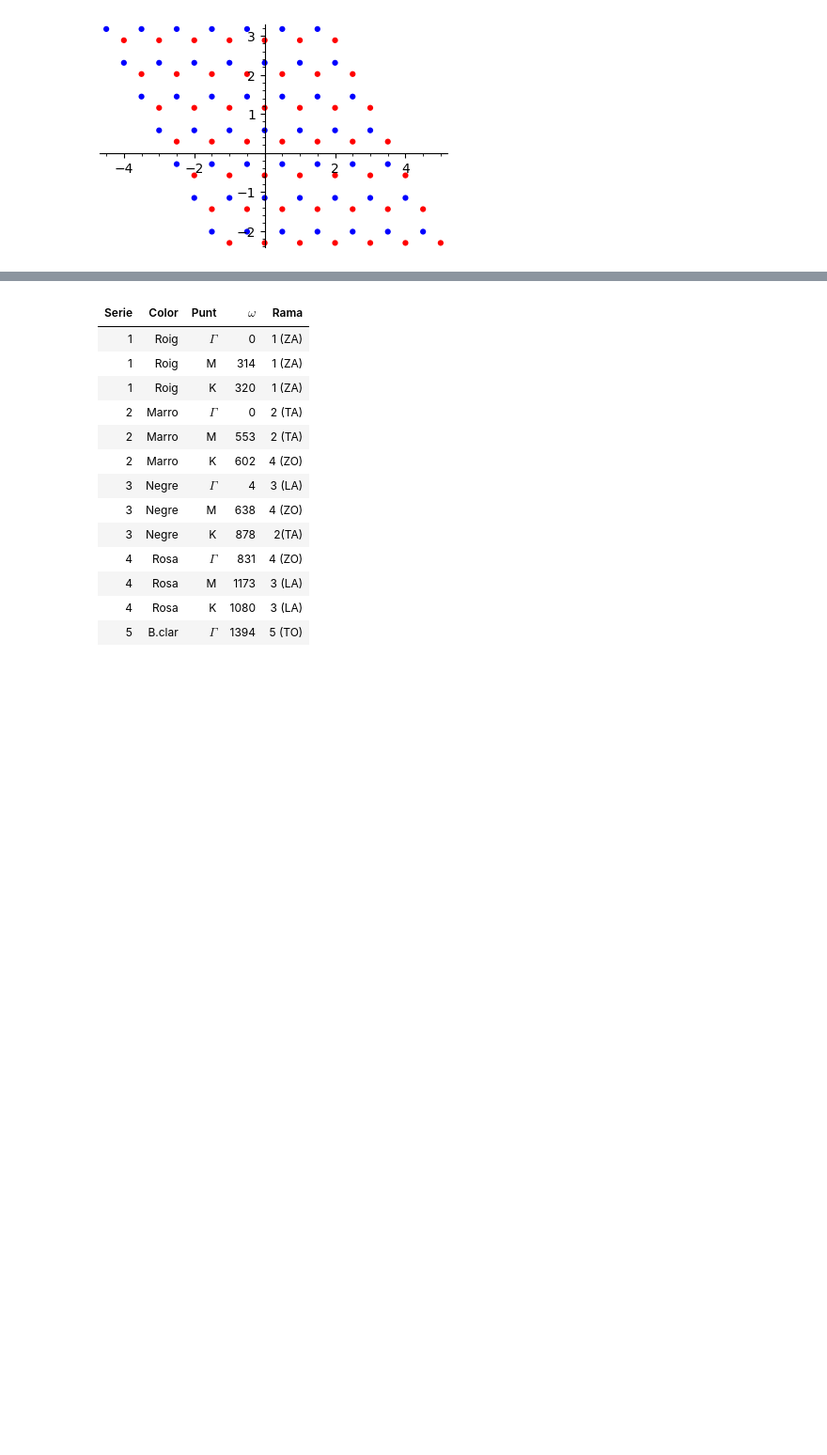
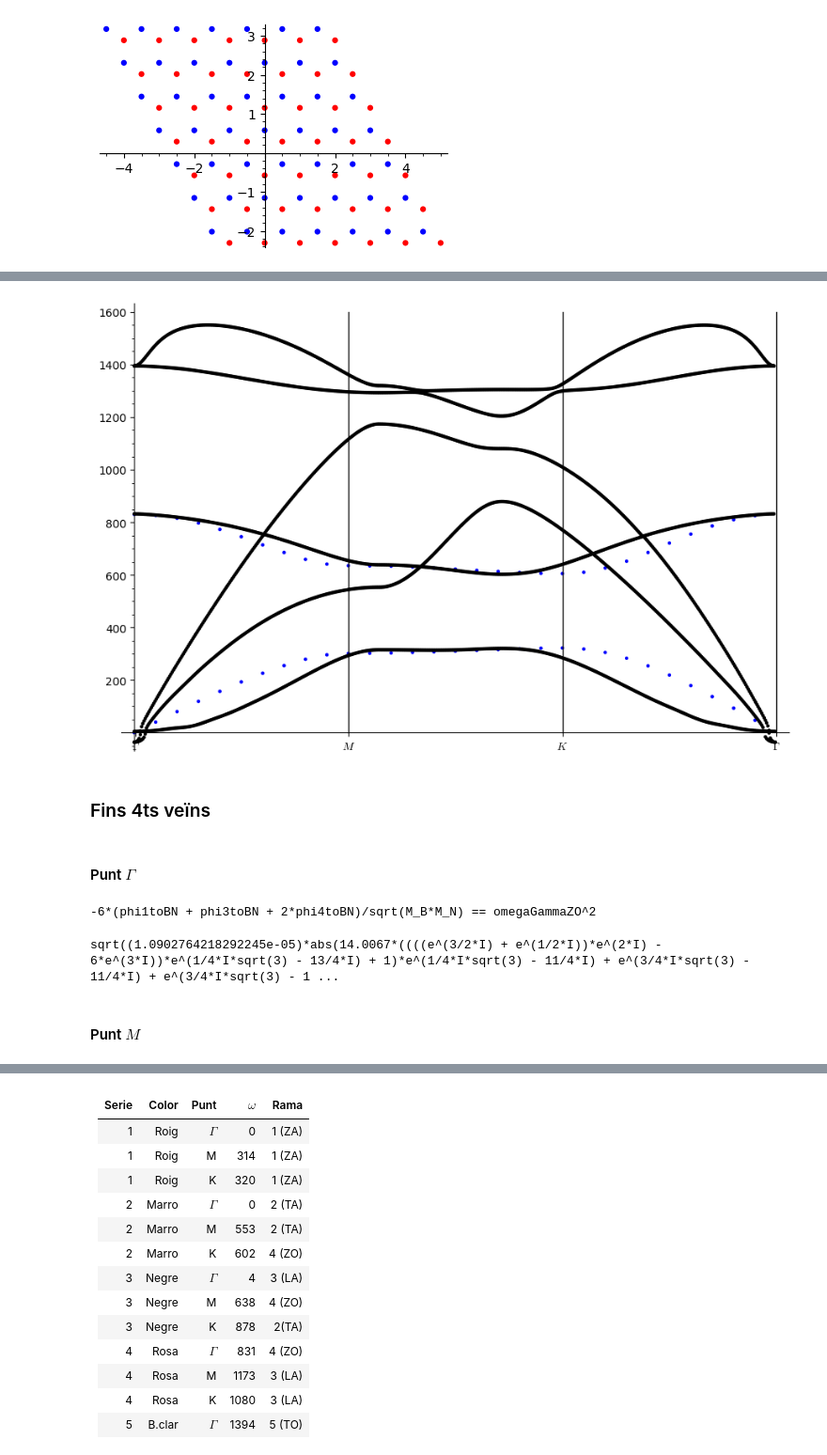
Before and after one commit to CasimirVictoria/TFG-Semiconductores_2D, a Jupyter notebook: _sources/formulacio_matriu_dinamica.ipynb, the cells around one changed output, grey strips where cells are left out. Shown: that part at 94% size. Cells and saved outputs as stored; diff of their text form; code cells hidden in the pictures; blank space fills up the shorter version.

```diff
--- a/_sources/formulacio_matriu_dinamica.ipynb
+++ b/_sources/formulacio_matriu_dinamica.ipynb
@@ -545,0 +456,3 @@ points(zip(dades[2620:3144,0]/525*30, dades[2620:3144,1]), color="blue")
+# %%
+Eq_Gamma_ZO3ers=(D_Gamma3ers_zz.eigenvalues()[0]==omegaGammaZO**2)
+show(Eq_Gamma_ZO3ers)
@@ -545,0 +523,3 @@ points(zip(dades[2620:3144,0]/525*30, dades[2620:3144,1]), color="blue")
+# %%
+valors_numerics_emprats=[omegaGammaZO==omega_Gamma_ZO,omegaMZO==omega_M_ZO,omegaMZA==omega_M_ZA,\
+                         omegaKZO==omega_K_ZO, omegaKZA==omega_K_ZA, M_B==B.mass, M_N==N.mass]
@@ -545,0 +590,11 @@ points(zip(dades[2620:3144,0]/525*30, dades[2620:3144,1]), color="blue")
+# %%
+Equacions3ers=[Eq_Gamma_ZO3ers.subs(valors_numerics_emprats),\
+               Eq_M_ZO3ers.subs(valors_numerics_emprats),\
+               Eq_K_ZO3ers.subs(valors_numerics_emprats),\
+               Eq_K_ZA3ers.subs(valors_numerics_emprats)]
+
+solucions3ers=minimize(norm(vector((Equacions3ers))),[-1400000,1.,1.,1.])
+
+Solucions3ers=[phi1toBN==round(solucions3ers[0]), phi2toBB==round(solucions3ers[1]),\
+                phi2toNN==round(solucions3ers[2]), phi3toBN==round(solucions3ers[3])]
+Solucions3ers
@@ -545,0 +626,53 @@ points(zip(dades[2620:3144,0]/525*30, dades[2620:3144,1]), color="blue")
+# %%
+sol_perp_num3ers=Solucions3ers
+show(\
+list_plot(
+    [round(real_part(n(sqrt(D_zz3ers.subs(sol_perp_num3ers, M_B=B.mass, \
+        M_N=N.mass, a=1, q_x=n(x*pi), q_y=n(x*pi/sqrt(3))).simplify_full().eigenvalues()[1])))) \
+        for x in srange(0,1,0.1)] +\
+    [round(real_part(n(sqrt(D_zz3ers.subs(sol_perp_num3ers, M_B=B.mass, \
+        M_N=N.mass, a=1, q_x=n(pi*(1+x/3)), q_y=n(pi/sqrt(3)*(1-x))).simplify_full().eigenvalues()[1])))) \
+        for x in srange(0,1,0.1)]+\
+    [round(real_part(n(sqrt(D_zz3ers.subs(sol_perp_num3ers, M_B=B.mass, \
+        M_N=N.mass, a=1, q_x=n(4*pi/3*(1-x)), q_y=0).simplify_full().eigenvalues()[1])))) \
+        for x in srange(0,1,0.1)]) + \
+list_plot(
+    [round(real_part(n(sqrt(D_zz3ers.subs(sol_perp_num3ers, M_B=B.mass, \
+        M_N=N.mass, a=1, q_x=n(x*pi), q_y=n(x*pi/sqrt(3))).simplify_full().eigenvalues()[0])))) \
+        for x in srange(0,1,0.1)]+
+    [round(real_part(n(sqrt(D_zz3ers.subs(sol_perp_num3ers, M_B=B.mass, \
+        M_N=N.mass, a=1,q_x=n(pi*(1+x/3)), q_y=n(pi/sqrt(3)*(1-x))).simplify_full().eigenvalues()[0])))) \
+        for x in srange(0,1,0.1)]+\
+    [round(real_part(n(sqrt(D_zz3ers.subs(sol_perp_num3ers, M_B=B.mass, \
+        M_N=N.mass, a=1, q_x=n(4*pi/3*(1-x)), q_y=0).simplify_full().eigenvalues()[0])))) \
+        for x in srange(0,1,0.1)]) \
+     +line([(10,0),(10,1600)], color="black")+line([(20,0),(20,1600)], color="black")\
+     +line([(30,0),(30,1600)], color="black", ticks=[[0.05,10,20,30], None], \
+        tick_formatter = [[r'$\Gamma$', '$M$', '$K$', r'$\Gamma$'], None])+\
+points(zip(dades[:524,0]/524*30, dades[:524,1]), color="black") +\
+points(zip(dades[524:1048,0]/524*30, dades[524:1048,1]), color="black") +\
+points(zip(dades[1048:1572,0]/524*30, dades[1048:1572,1]), color="black") +\
+points(zip(dades[1572:2096,0]/525*30, dades[1572:2096,1]), color="black") +\
+points(zip(dades[2096:2620,0]/525*30, dades[2096:2620,1]), color="black") +\
+points(zip(dades[2620:3144,0]/525*30, dades[2620:3144,1]), color="black")
+     ,figsize=9)
+# %% [output]
+[figure, added]
+# %% [markdown]
+### Fins 4ts veïns
+# %% [markdown]
+#### Punt $\Gamma$
+# %%
+D_Gamma4ts_zz=D_zz4ts.subs(q_x=0,q_y=0) #,(M_B,B.mass*u),(M_N,N.mass*u)])
+D_Gamma4ts_zz.eigenvalues()
+Eq_Gamma_ZO4ts=(D_Gamma4ts_zz.eigenvalues()[0]==omegaGammaZO**2)
+show(Eq_Gamma_ZO4ts)
+# %% [output]
+-6*(phi1toBN + phi3toBN + 2*phi4toBN)/sqrt(M_B*M_N) == omegaGammaZO^2
+# %%
+norm(vector([D_zz4ts.subs(q_x=0.6,q_y=0.6,a=1).eigenvalues()[0].subs(valors_numerics_emprats),D_zz4ts.subs(q_x=1/2,q_y=1/2,a=1).eigenvalues()[1].subs(valors_numerics_emprats)]))
+#minimize(norm(vector(Equacions3ers)),[1.,1.,1.,1.])
+# %% [output]
+sqrt((1.0902764218292245e-05)*abs(14.0067*((((e^(3/2*I) + e^(1/2*I))*e^(2*I) - 6*e^(3*I))*e^(1/4*I*sqrt(3) - 13/4*I) + 1)*e^(1/4*I*sqrt(3) - 11/4*I) + e^(3/4*I*sqrt(3) - 11/4*I) + e^(3/4*I*sqrt(3) - 1 ...
+# %% [markdown]
+#### Punt $M$
```
Also changed, not shown: parts of 158 cells of this notebook, 32 other files.
